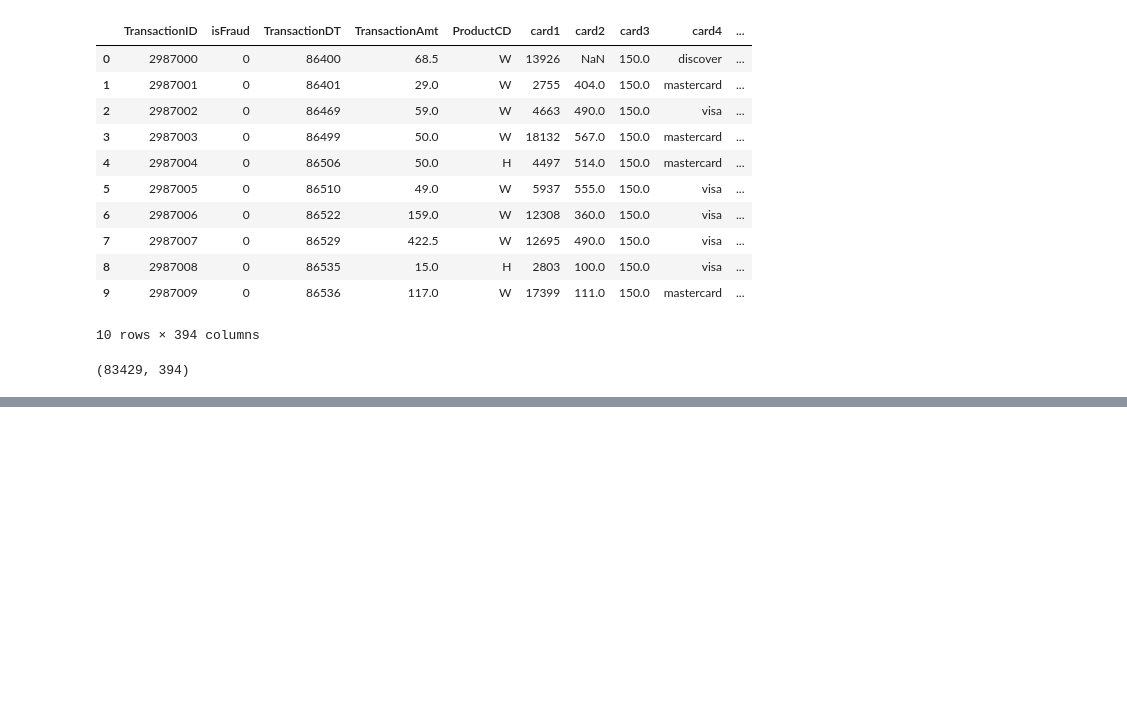
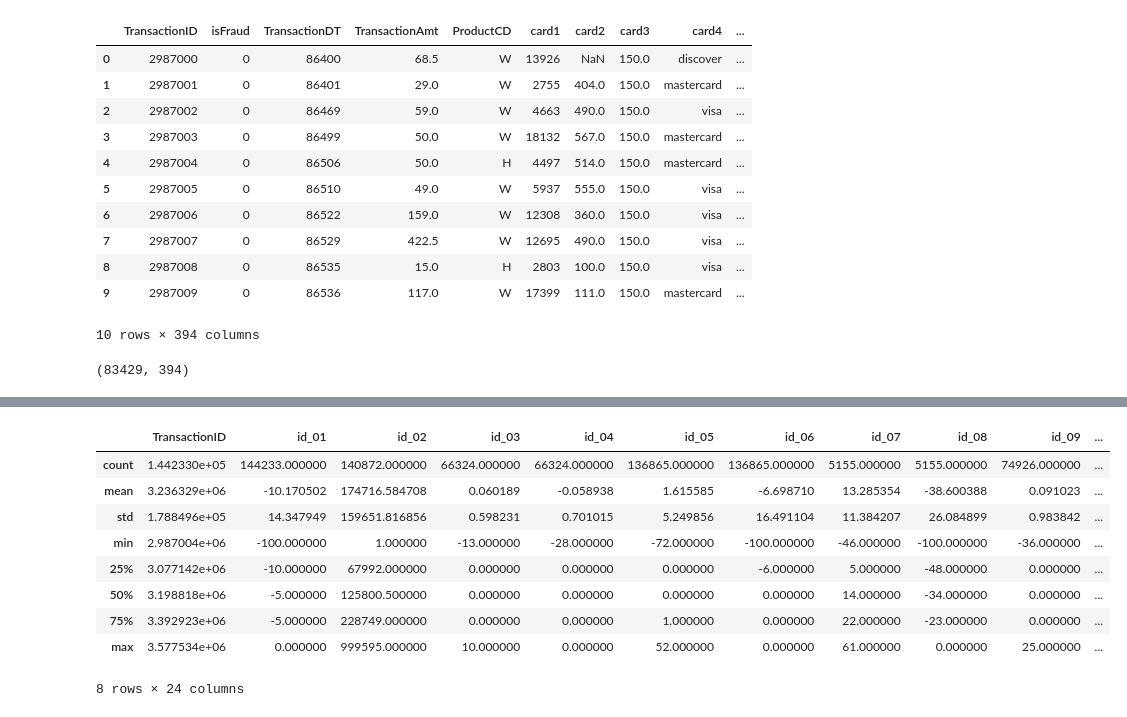
Before and after one commit to hoatuyet423/fraud-prediction-accenture2b, a Jupyter notebook: fraud_prediction_accenture2b.ipynb, the cells around one changed output, grey strips where cells are left out. Drawn from its saved outputs; the diff is of its cells as text; code cells hidden in the pictures; blank space fills up the shorter version.

```diff
--- a/fraud_prediction_accenture2b.ipynb
+++ b/fraud_prediction_accenture2b.ipynb
@@ -68,0 +112,13 @@ train_transaction.shape
+# %%
+train_identity.describe()
+# %% [output]
+|  | TransactionID | id_01 | id_02 | id_03 | id_04 | id_05 | id_06 | id_07 | id_08 | id_09 | ... |
+| count | 1.442330e+05 | 144233.000000 | 140872.000000 | 66324.000000 | 66324.000000 | 136865.000000 | 136865.000000 | 5155.000000 | 5155.000000 | 74926.000000 | ... |
+| mean | 3.236329e+06 | -10.170502 | 174716.584708 | 0.060189 | -0.058938 | 1.615585 | -6.698710 | 13.285354 | -38.600388 | 0.091023 | ... |
+| std | 1.788496e+05 | 14.347949 | 159651.816856 | 0.598231 | 0.701015 | 5.249856 | 16.491104 | 11.384207 | 26.084899 | 0.983842 | ... |
+| min | 2.987004e+06 | -100.000000 | 1.000000 | -13.000000 | -28.000000 | -72.000000 | -100.000000 | -46.000000 | -100.000000 | -36.000000 | ... |
+| 25% | 3.077142e+06 | -10.000000 | 67992.000000 | 0.000000 | 0.000000 | 0.000000 | -6.000000 | 5.000000 | -48.000000 | 0.000000 | ... |
+| 50% | 3.198818e+06 | -5.000000 | 125800.500000 | 0.000000 | 0.000000 | 0.000000 | 0.000000 | 14.000000 | -34.000000 | 0.000000 | ... |
+| 75% | 3.392923e+06 | -5.000000 | 228749.000000 | 0.000000 | 0.000000 | 1.000000 | 0.000000 | 22.000000 | -23.000000 | 0.000000 | ... |
+| max | 3.577534e+06 | 0.000000 | 999595.000000 | 10.000000 | 0.000000 | 52.000000 | 0.000000 | 61.000000 | 0.000000 | 25.000000 | ... |
+8 rows × 24 columns
```
Also changed, not shown: parts of 12 cells of this notebook.
